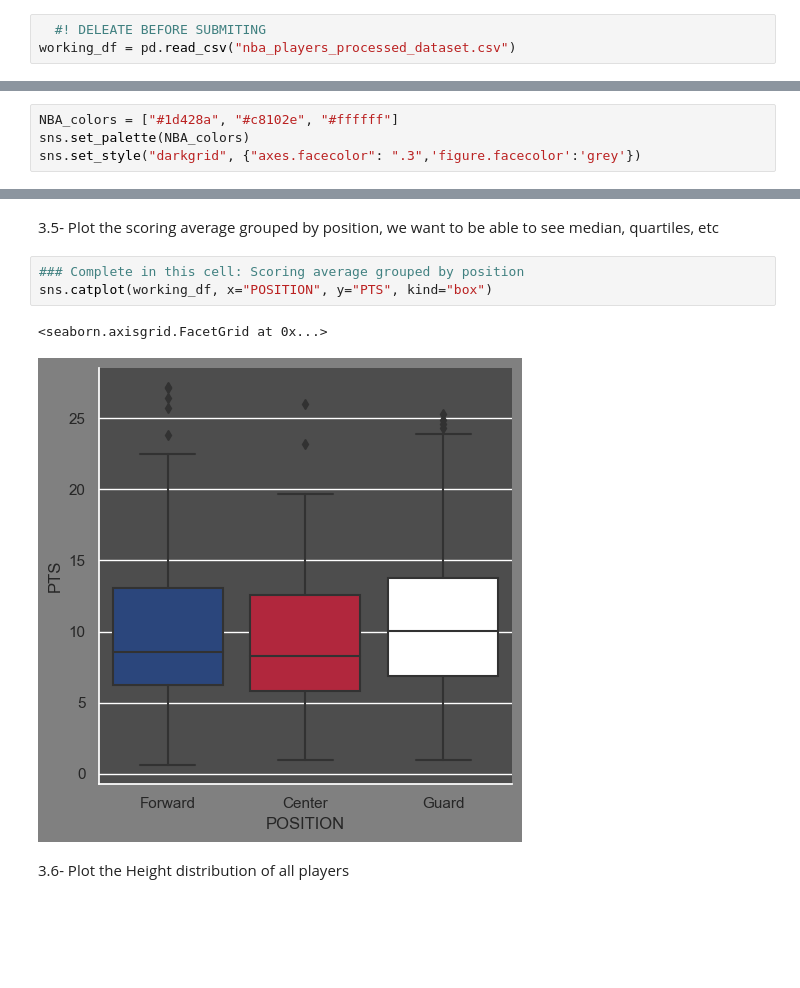
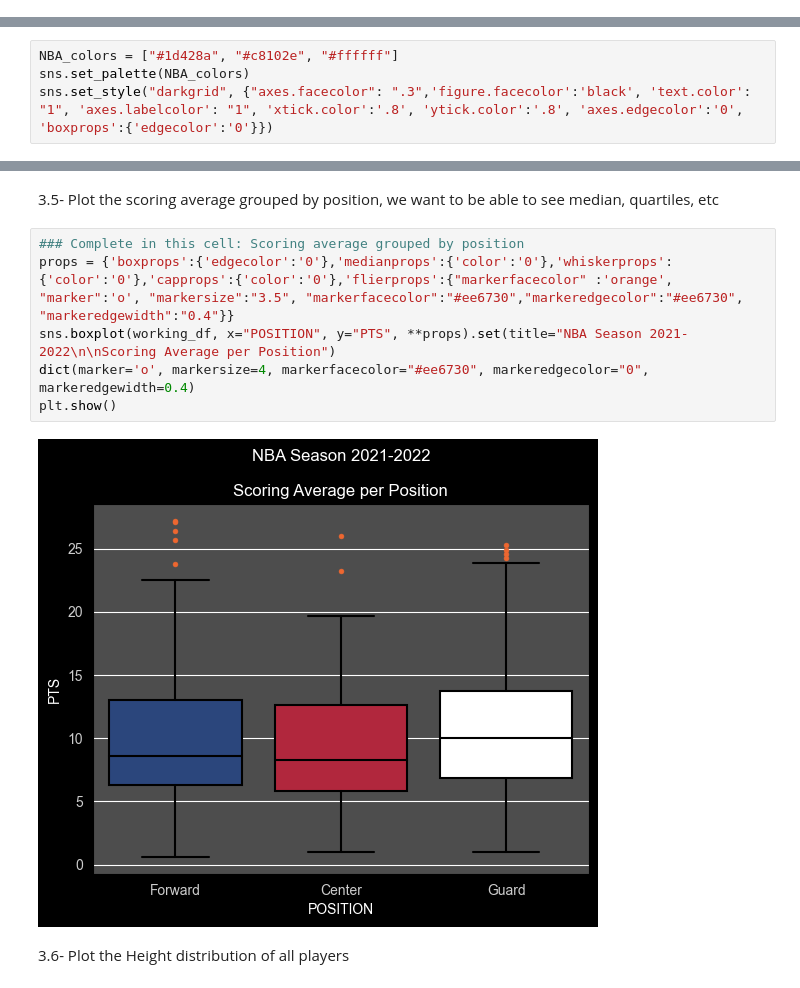
Before and after one commit to ja-818/NBA_statistics, a Jupyter notebook: Sprint_01_Julián_Arango.ipynb, the cells around one changed output, grey strips where cells are left out. Cells and saved outputs as stored; diff of their text form; blank space fills up the shorter version.

```diff
--- a/Sprint_01_Julián_Arango.ipynb
+++ b/Sprint_01_Julián_Arango.ipynb
@@ -450,9 +525,6 @@ Now that we have the data, let's do some work
         - Mean and Median salary of all players
 
 Bonus: if you can, calculate how many players retired between the end of the 2020-2021 season and the start of the 2021-22 season.
-# %%
-  #! DELEATE BEFORE SUBMITING
-working_df = pd.read_csv("nba_players_processed_dataset.csv")
 # %%
 ### Complete in this cell: print general metrics
 
@@ -544,6 +613,6 @@ Mean and Median salary of all players: 9006231.03, 4670160.0
 # %%
 NBA_colors = ["#1d428a", "#c8102e", "#ffffff"]
 sns.set_palette(NBA_colors)
-sns.set_style("darkgrid", {"axes.facecolor": ".3",'figure.facecolor':'grey'})
+sns.set_style("darkgrid", {"axes.facecolor": ".3",'figure.facecolor':'black', 'text.color': "1", 'axes.labelcolor': "1", 'xtick.color':'.8', 'ytick.color':'.8', 'axes.edgecolor':'0', 'boxprops':{'edgecolor':'0'}})
 # %%
 ### Complete in this cell:  Relationship between scoring and salary (in millions of dollars)
@@ -581,10 +656,12 @@ plt.ticklabel_format(style='plain')
 3.5- Plot the scoring average grouped by position, we want to be able to see median, quartiles, etc
 # %%
 ### Complete in this cell: Scoring average grouped by position
-sns.catplot(working_df, x="POSITION", y="PTS", kind="box")
+props = {'boxprops':{'edgecolor':'0'},'medianprops':{'color':'0'},'whiskerprops':{'color':'0'},'capprops':{'color':'0'},'flierprops':{"markerfacecolor" :'orange', "marker":'o', "markersize":"3.5", "markerfacecolor":"#ee6730","markeredgecolor":"#ee6730", "markeredgewidth":"0.4"}}
+sns.boxplot(working_df, x="POSITION", y="PTS", **props).set(title="NBA Season 2021-2022\n\nScoring Average per Position")
+dict(marker='o', markersize=4, markerfacecolor="#ee6730", markeredgecolor="0", markeredgewidth=0.4)
+plt.show()
 # %% [output]
-<seaborn.axisgrid.FacetGrid at 0x...>
-[figure, old version]
+[figure, new version]
 # %% [markdown]
 3.6- Plot the Height distribution of all players
 # %%
```
Also changed, not shown: parts of 25 cells of this notebook.
